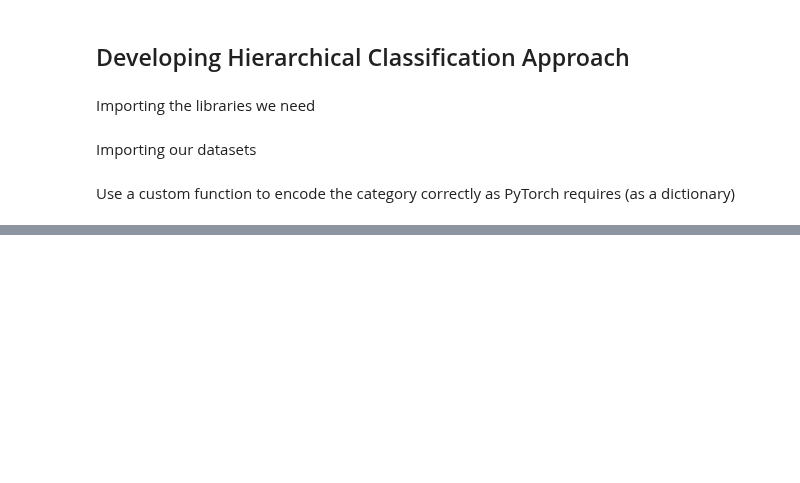
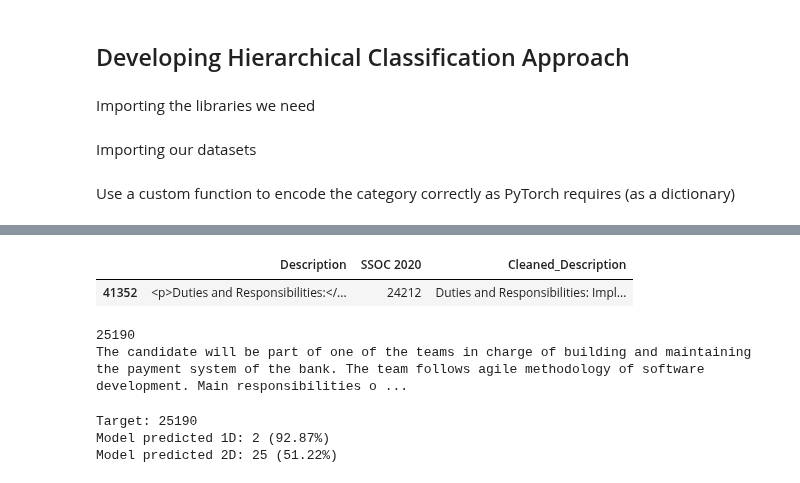
Before and after one commit to Benjamin-Aw-93/ssoc_autocoder, a Jupyter notebook: Notebooks/Model Architecture.ipynb, the cells around one changed output, grey strips where cells are left out. Saved outputs shown, nothing was run; the diff lists cells and outputs as text; code cells hidden in the pictures; blank space fills up the shorter version.

```diff
--- a/Notebooks/Model Architecture.ipynb
+++ b/Notebooks/Model Architecture.ipynb
@@ -380,0 +421,5 @@ stop here
+# %%
+other_data[other_data['Cleaned_Description'] == 'Duties and Responsibilities: Implementation of Sage 300 ERP (Financials, Distribution, Project) Providing Pre & Post-Sales Consulting. Perform Business requirement analysis and provide professional advises. Install, Implement, Train and Support users on Sage 300 ERP Software. On-site and Back-end support on ERP Software. Diploma or Degree in Accountancy/Business Admin/Computer Science, Information Systems. Good Knowledge in MSSQL Server, MS Excel, Crystal Report and Visual Basic. Good analytical and problem-solving skills are essential. Good interpersonal and communication skills. Must have Sage 300 ERP Software. At least 4 - 5 years of working experience in relevant field. Must be able to work in Singapore and travel to other country.']
+# %% [output]
+|  | Description | SSOC 2020 | Cleaned_Description |
+| 41352 | <p>Duties and Responsibilities:</... | 24212 | Duties and Responsibilities: Impl... |
@@ -380,0 +428,42 @@ stop here
+# %%
+other_data = data[10000:]
+test_data = other_data[other_data['SSOC 2020'] == data[0:10000]['SSOC 2020'].sample().values[0]].sample()
+test_target = test_data['SSOC 2020'].values[0]
+text = test_data['Cleaned_Description'].values[0]
+print(test_data['SSOC 2020'].values[0])
+print(text)
+# %% [output]
+25190
+The candidate will be part of one of the teams in charge of building and maintaining the payment system of the bank. The team follows agile methodology of software development. Main responsibilities o ...
+# %%
+def generate_prediction(model, tokenizer, text, target, parameters):
+    tokenized = tokenizer(
+        text = text,
+        text_pair = None,
+        add_special_tokens = True,
+        max_length = parameters['sequence_max_length'],
+        padding = 'max_length',
+        return_token_type_ids = True,
+        truncation = True
+    )
+    test_ids = torch.tensor([tokenized['input_ids']], dtype = torch.long)
+    test_mask = torch.tensor([tokenized['attention_mask']], dtype = torch.long)
+
+    model.eval()
+    preds = model(test_ids, test_mask)
+    m = torch.nn.Softmax(dim=1)
+
+    predicted_1D = encoding['SSOC_1D']['idx_ssoc'][np.argmax(preds["SSOC_1D"].detach().numpy())]
+    predicted_1D_proba = np.max(m(preds['SSOC_1D']).detach().numpy())
+    predicted_2D = encoding['SSOC_2D']['idx_ssoc'][np.argmax(preds["SSOC_2D"].detach().numpy())]
+    predicted_2D_proba = np.max(m(preds['SSOC_2D']).detach().numpy())
+
+    print(f"Target: {target}")
+    print(f"Model predicted 1D: {predicted_1D} ({predicted_1D_proba*100:.2f}%)")
+    print(f"Model predicted 2D: {predicted_2D} ({predicted_2D_proba*100:.2f}%)")
+
+generate_prediction(model, tokenizer, text, test_target, parameters)
+# %% [output]
+Target: 25190
+Model predicted 1D: 2 (92.87%)
+Model predicted 2D: 25 (51.22%)
```
Also changed, not shown: parts of 16 cells of this notebook, 1 other file.
